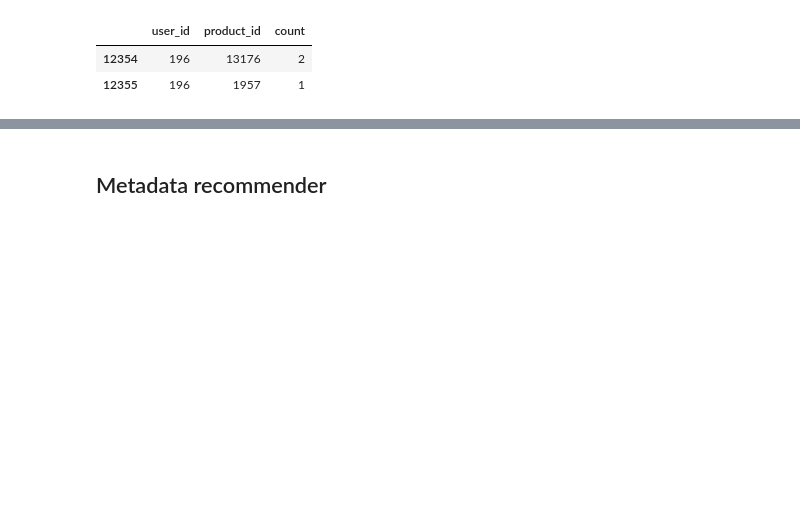
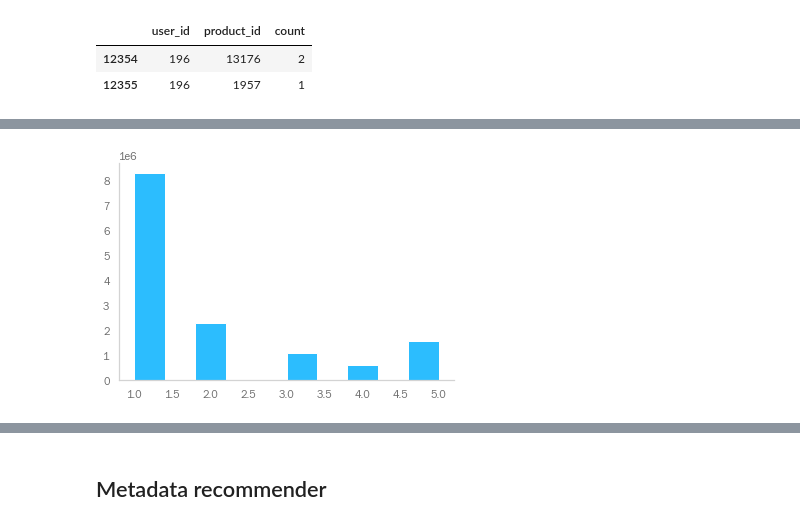
Before and after one commit to melodygr/grocery_recommendation, a Jupyter notebook: Capstone_Project.ipynb, the cells around one changed output, grey strips where cells are left out. Drawn from its saved outputs; the diff is of its cells as text; code cells hidden in the pictures; blank space fills up the shorter version.

```diff
--- a/Capstone_Project.ipynb
+++ b/Capstone_Project.ipynb
@@ -1659,0 +1719,7 @@ user: 171310     item: 893        r_ui = 1.00   est = 2.44   {'was_impossible':
+# %%
+# Well I'm not sure if this is the best way, but there are so few above 5 I think I can group them all together
+rec_df['rating'] = rec_df['count'].apply(lambda x: 5 if (x >= 5) else x)
+# %%
+plt.hist(rec_df['rating']);
+# %% [output]
+[figure, added]
```
Also changed, not shown: parts of 84 cells of this notebook, 1 other file.
